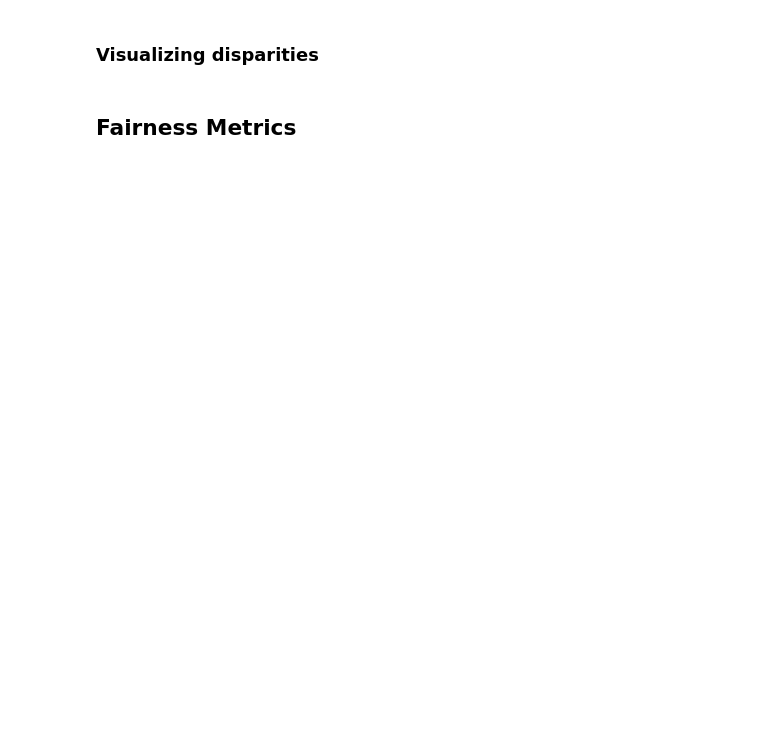
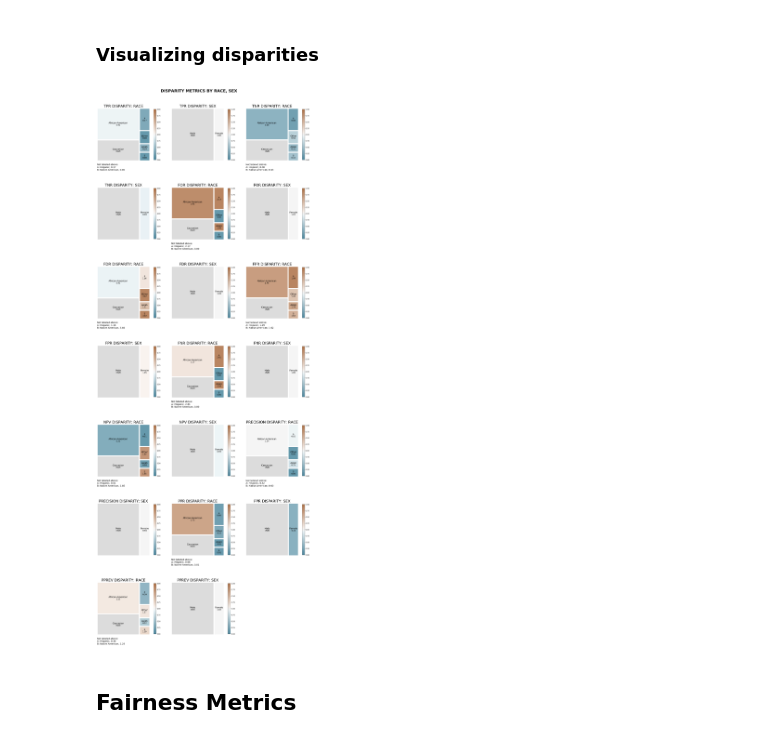
Before and after one commit to namsor/namsor-compass, a Jupyter notebook: 05_Data_Analysis_01_Fairness_Analysis_of_Ethnicity_Endpoint.ipynb, the cells around one changed output. Drawn from its saved outputs; the diff is of its cells as text; code cells hidden in the pictures; blank space fills up the shorter version.

```diff
--- a/05_Data_Analysis_01_Fairness_Analysis_of_Ethnicity_Endpoint.ipynb
+++ b/05_Data_Analysis_01_Fairness_Analysis_of_Ethnicity_Endpoint.ipynb
@@ -28,5 +44,5 @@ df.head()
 # %%
 # we only want to look at ethnicity here, since that is what we calculated label_value for
-df = df.drop(['race_pred', 'first', 'last', 'sex'], axis=1) # if we don't drop the tables, Aequitas thinks these are attributes by which groups should be separated
+df = df.drop(['race_pred', 'first', 'last'], axis=1) # if we don't drop the tables, Aequitas thinks these are attributes by which groups should be separated
 # %%
 df.shape
@@ -61,4 +135,4 @@ f_fp.count()
 # %%
 g = Group()
-xtab, _ = g.get_crosstabs(df, attr_cols=["race"], score_thresholds= {'score': [t]})
+xtab, _ = g.get_crosstabs(df, attr_cols=["race", "sex"], score_thresholds= {'score': [t]})
 absolute_metrics = g.list_absolute_metrics(xtab)
@@ -84,7 +197,7 @@ df.dtypes
 #### Disparities calculated in relation to a user-specified group for each attribute
 # %%
 bdf = b.get_disparity_predefined_groups(xtab, original_df=df,
-                                        ref_groups_dict={'race':'Caucasian'},
+                                        ref_groups_dict={'race':'Caucasian', 'sex':'Male'},
                                         alpha=0.05, check_significance=False, # try with check_significance=True
                                         mask_significance=False)
 bdf.style
@@ -95,7 +229,9 @@ bdf[['attribute_name', 'attribute_value'] +
 # %% [markdown]
 ### Visualizing disparities
 # %%
-tm_capped = aqp.plot_disparity_all(bdf, attributes=['race'], metrics = 'all', significance_alpha=0.05)
+tm_capped = aqp.plot_disparity_all(bdf, attributes=['race', 'sex'], metrics = 'all', significance_alpha=0.05)
+# %% [output]
+[figure, added]
 # %% [markdown]
 ## Fairness Metrics
 # %%
```
Also changed, not shown: parts of 26 cells of this notebook, 3 other files.
